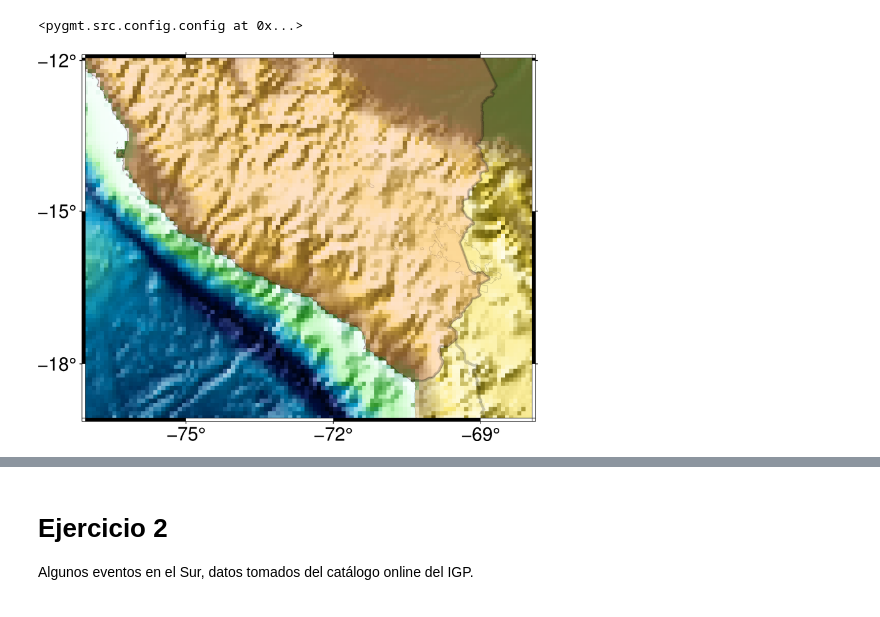
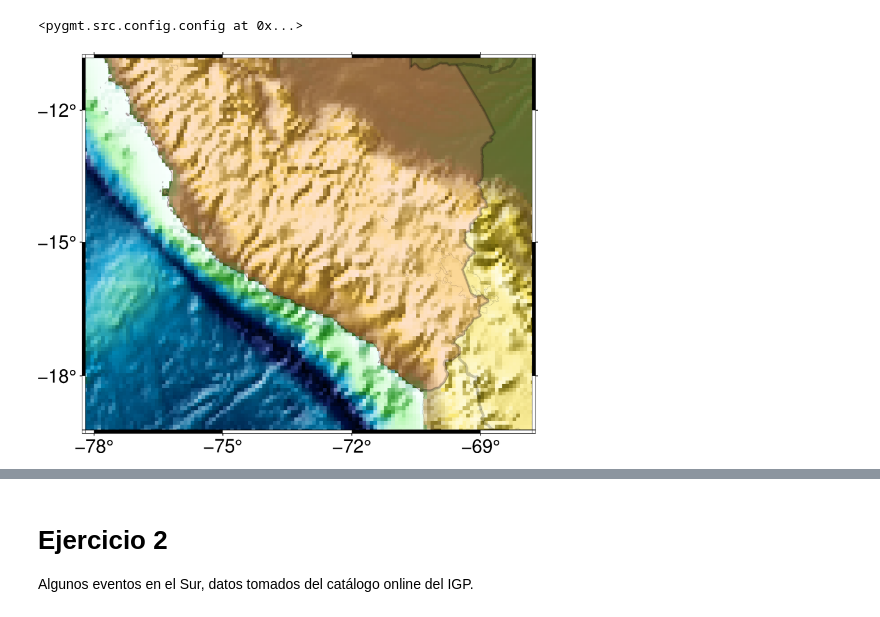
Before and after one commit to hugosanrocks/fmf_tuto_igp, a Jupyter notebook: Mapa_Peru/Tutorial_Mapa_Peru_IGP2022.ipynb, the cells around one changed output, grey strips where cells are left out. Drawn from its saved outputs; the diff is of its cells as text; code cells hidden in the pictures.

```diff
--- a/Mapa_Peru/Tutorial_Mapa_Peru_IGP2022.ipynb
+++ b/Mapa_Peru/Tutorial_Mapa_Peru_IGP2022.ipynb
@@ -41,39 +41,39 @@ pygmt.config(FONT='15p')
 # %%
 # Coordenadas máximas y mínimas del mapa
 min_lat = -18
-max_lat = -13
-min_lon = -76
+max_lat = -12
+min_lon = -77
 max_lon = -69
 # Damos un poco de margen a los extremos
 canvas = (max_lon - min_lon)*0.15
 
 # Cargar y graficar topografía
 fig1.grdimage(
     '@earth_relief_05m',  #DATABASE FORM INTERNET
     region=[min_lon-canvas, max_lon+canvas, min_lat-canvas, max_lat+canvas],
     projection='M5i',
     cmap='relief',
     #frame=['WSne','a0.2f0.2']
     shading=True,
     #transparency=70
     frame=['WSne','ag','3p']
 )
 
 # Graficar las lineas de costa y areas de tierra y oceanos
 fig1.coast(
     region=[min_lon-canvas, max_lon+canvas, min_lat-canvas, max_lat+canvas],
     projection='M5i',
     shorelines='0.25p,black',
     # Nivel de Linea1-4 / Ancho de lapiz , color
     water=None,
     borders="1/2p,black",
     land=None,
     resolution="f",
     dcw="PE+glightred+p0.5p",
     transparency=80,
 )
 fig1.show()
 # %% [output]
-[figure, old version]
+[figure, new version]
 # %%
 # Cargar datos de longitud y latitud de dos diferentes redes
```
Also changed, not shown: parts of 9 cells of this notebook, 1 other file.
